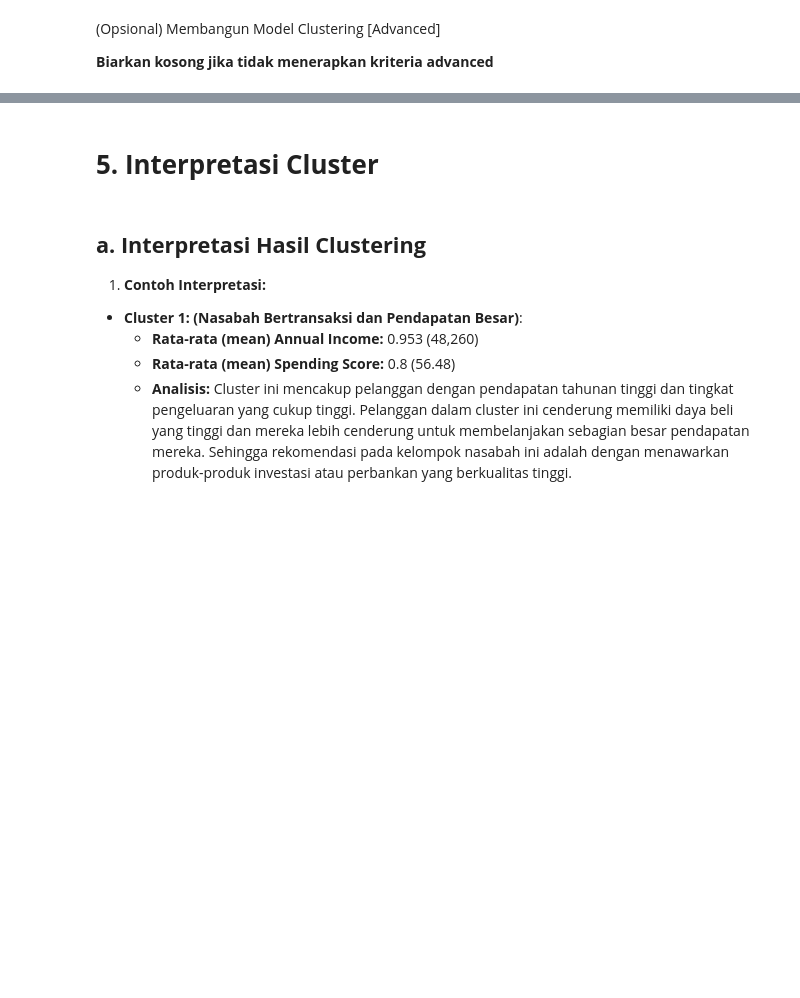
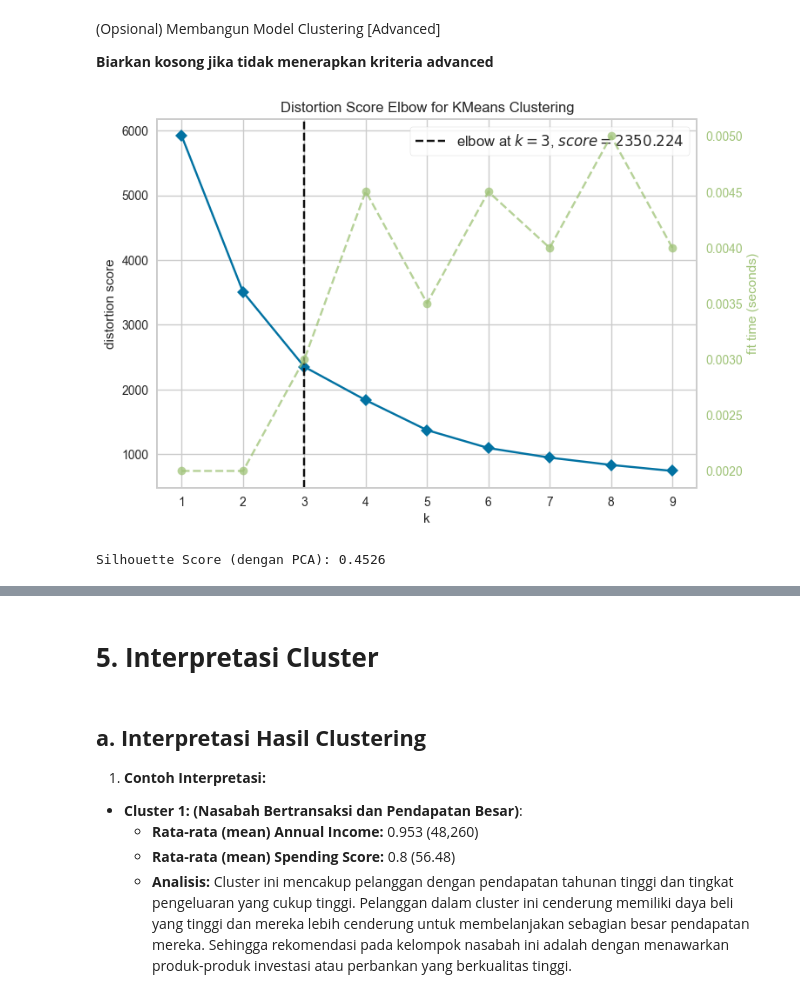
Before and after one commit to m8tyx/Proyek-ML, a Jupyter notebook: [Clustering]_Submission_Akhir_BMLP_Your_Name.ipynb, the cells around one changed output, grey strips where cells are left out. Saved outputs shown, nothing was run; the diff lists cells and outputs as text; code cells hidden in the pictures; blank space fills up the shorter version.

```diff
--- a/[Clustering]_Submission_Akhir_BMLP_Your_Name.ipynb
+++ b/[Clustering]_Submission_Akhir_BMLP_Your_Name.ipynb
@@ -551,9 +605,32 @@ Jalankan cell code ini untuk menyimpan model kamu.
 # %%
 # Membangun model menggunakan PCA.
 # ___ =PCA(n_components=<x>)
 # ___ = ____.fit_transform(___)
 # Menyimpan data PCA sebagai Dataframe dengan nama PCA_<numbers>
 # <data_final> = pd.DataFrame(___, columns=['PCA1', 'PCA2', <sesuaikan dengan jumlah n>])
 # Pastikan kamu membangun model Kmeans baru dengan data yang sudah dimodifikasi melalui PCA.
 # ___ = KMeans(n_clusters=<x>)
 # ___.fit(<data_final>)
+
+
+pca = PCA(n_components=2)
+X_pca = pca.fit_transform(df_scaled)
+
+PCA_2 = pd.DataFrame(X_pca, columns=['PCA1', 'PCA2'])
+
+kmeans = KMeans(random_state=42)  # Atur random_state agar hasil tetap
+visualizer = KElbowVisualizer(kmeans, k=(1, 10))
+visualizer.fit(PCA_2)
+visualizer.show()
+
+kmeanspca = KMeans(n_clusters=3, random_state=42)
+kmeanspca.fit(PCA_2)
+labels_pca = kmeanspca.labels_
+# %% [output]
+[figure, added]
+# %%
+# Menghitung dan menampilkan nilai Silhouette Score.
+score = silhouette_score(PCA_2, labels_pca)
+print(f'Silhouette Score (dengan PCA): {score:.4f}')
+# %% [output]
+Silhouette Score (dengan PCA): 0.4526
```
Also changed, not shown: parts of 12 cells of this notebook, 2 other files.
